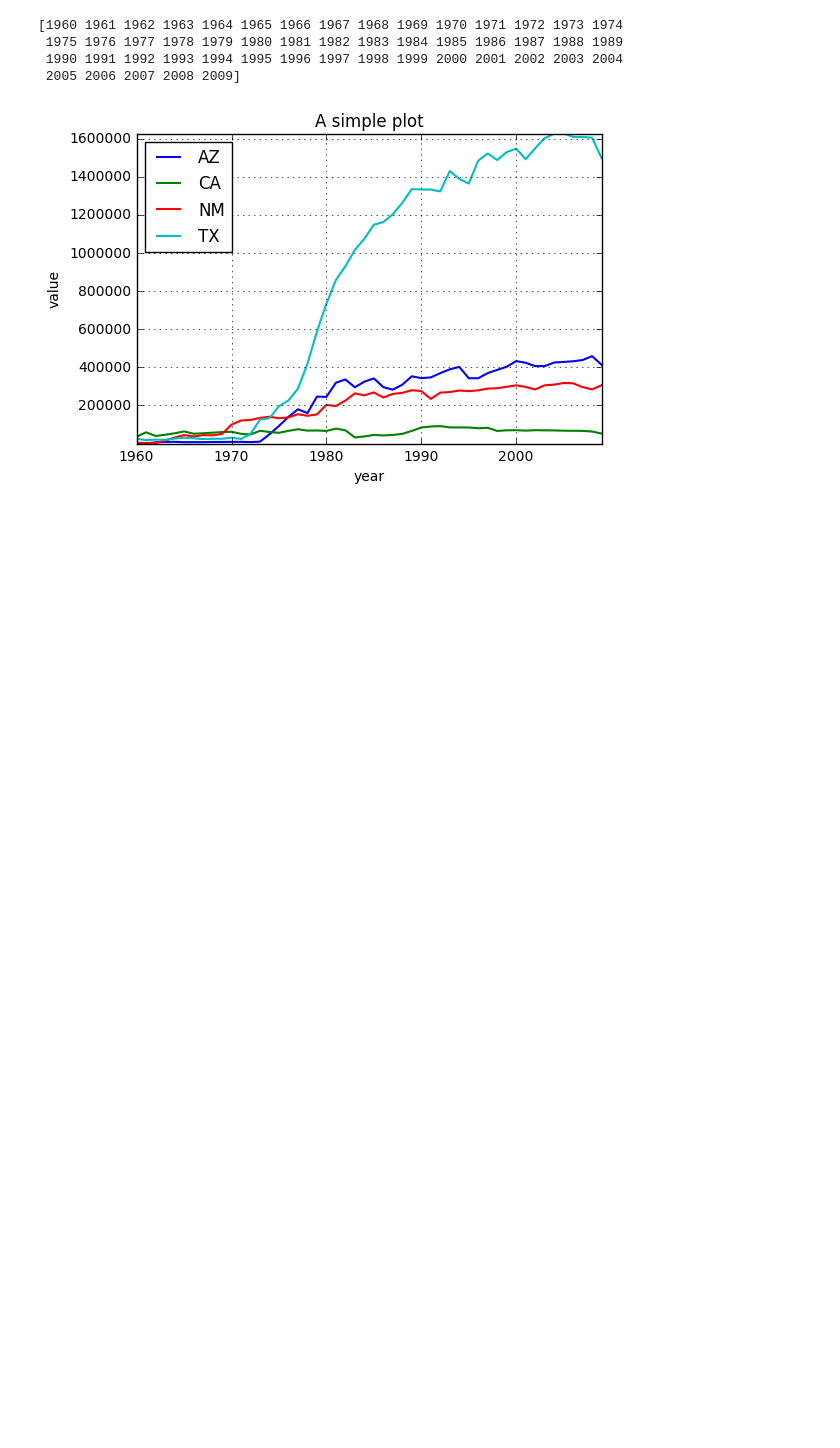
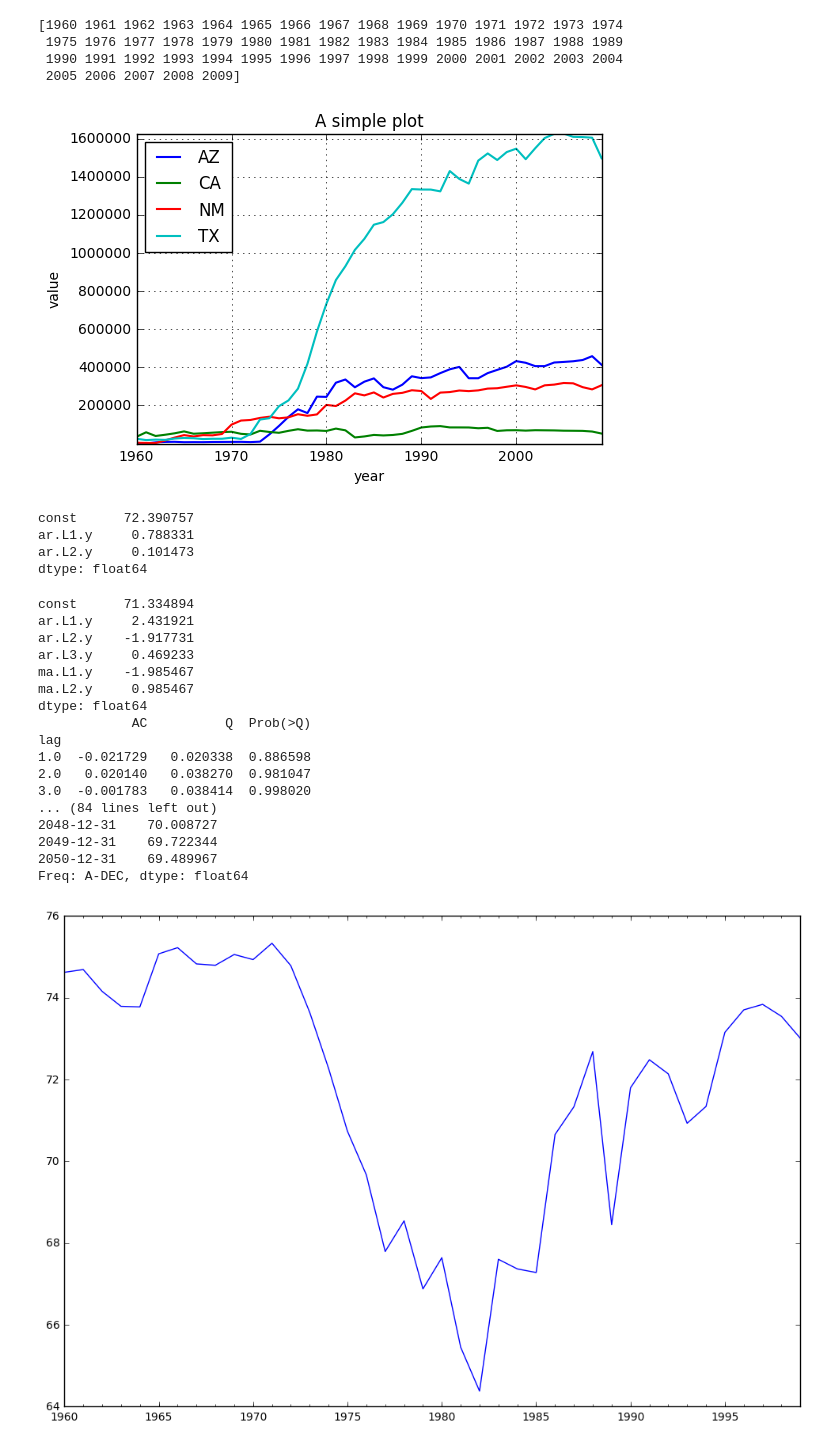
Before and after one commit to beihangwenbin/Energy-profile, a Jupyter notebook: Untitled.ipynb, the cells around one changed output. Drawn from its saved outputs; the diff is of its cells as text; code cells hidden in the pictures; blank space fills up the shorter version.

```diff
--- a/Untitled.ipynb
+++ b/Untitled.ipynb
@@ -375,0 +386,58 @@ plt.show()
+# %%
+data=score[:40,0]
+dta=pd.Series(data)
+dta.index = pd.Index(sm.tsa.datetools.dates_from_range('1960','1999'))
+dta.plot(figsize=(12,8))
+fig = plt.figure(figsize=(12,8))
+ax1 = fig.add_subplot(211)
+fig = sm.graphics.tsa.plot_acf(dta.values.squeeze(), lags=30, ax=ax1)
+ax2 = fig.add_subplot(212)
+fig = sm.graphics.tsa.plot_pacf(dta, lags=40, ax=ax2)
+arma_mod20 = sm.tsa.ARMA(dta, (2,0)).fit(disp=False)
+print(arma_mod20.params)
+arma_mod30 = sm.tsa.ARMA(dta, (3,2)).fit(disp=False)
+print(arma_mod30.params)
+sm.stats.durbin_watson(arma_mod30.resid.values)
+fig = plt.figure(figsize=(12,8))
+ax = fig.add_subplot(111)
+ax = arma_mod30.resid.plot(ax=ax);
+resid = arma_mod30.resid
+stats.normaltest(resid)
+fig = plt.figure(figsize=(12,8))
+ax = fig.add_subplot(111)
+fig = qqplot(resid, line='q', ax=ax, fit=True)
+
+fig = plt.figure(figsize=(12,8))
+ax1 = fig.add_subplot(211)
+fig = sm.graphics.tsa.plot_acf(resid.values.squeeze(), lags=30, ax=ax1)
+ax2 = fig.add_subplot(212)
+fig = sm.graphics.tsa.plot_pacf(resid, lags=30, ax=ax2)
+r,q,p = sm.tsa.acf(resid.values.squeeze(), qstat=True)
+data = np.c_[range(1,40), r[1:], q, p]
+table = pd.DataFrame(data, columns=['lag', "AC", "Q", "Prob(>Q)"])
+print(table.set_index('lag'))
+predict_sunspots = arma_mod30.predict('2000', '2050', dynamic=True)
+print(predict_sunspots)
+# %% [output]
+const      72.390757
+ar.L1.y     0.788331
+ar.L2.y     0.101473
+dtype: float64
+const      71.334894
+ar.L1.y     2.431921
+ar.L2.y    -1.917731
+ar.L3.y     0.469233
+ma.L1.y    -1.985467
+ma.L2.y     0.985467
+dtype: float64
+            AC          Q  Prob(>Q)
+lag
+1.0  -0.021729   0.020338  0.886598
+2.0   0.020140   0.038270  0.981047
+3.0  -0.001783   0.038414  0.998020
+... (84 lines left out)
+2048-12-31    70.008727
+2049-12-31    69.722344
+2050-12-31    69.489967
+Freq: A-DEC, dtype: float64
+[figure, added]
```
Also changed, not shown: parts of 19 cells of this notebook, 4 other files.
